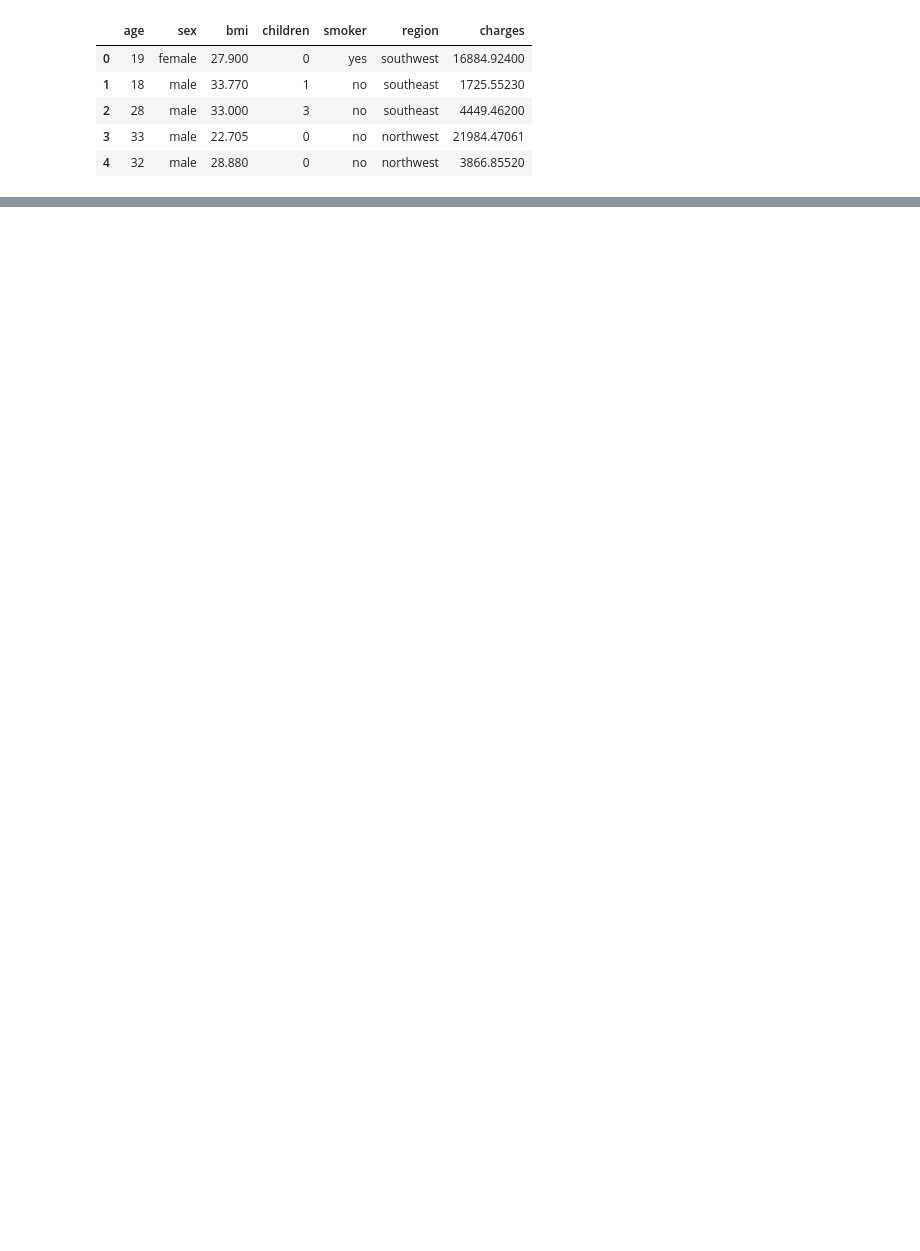
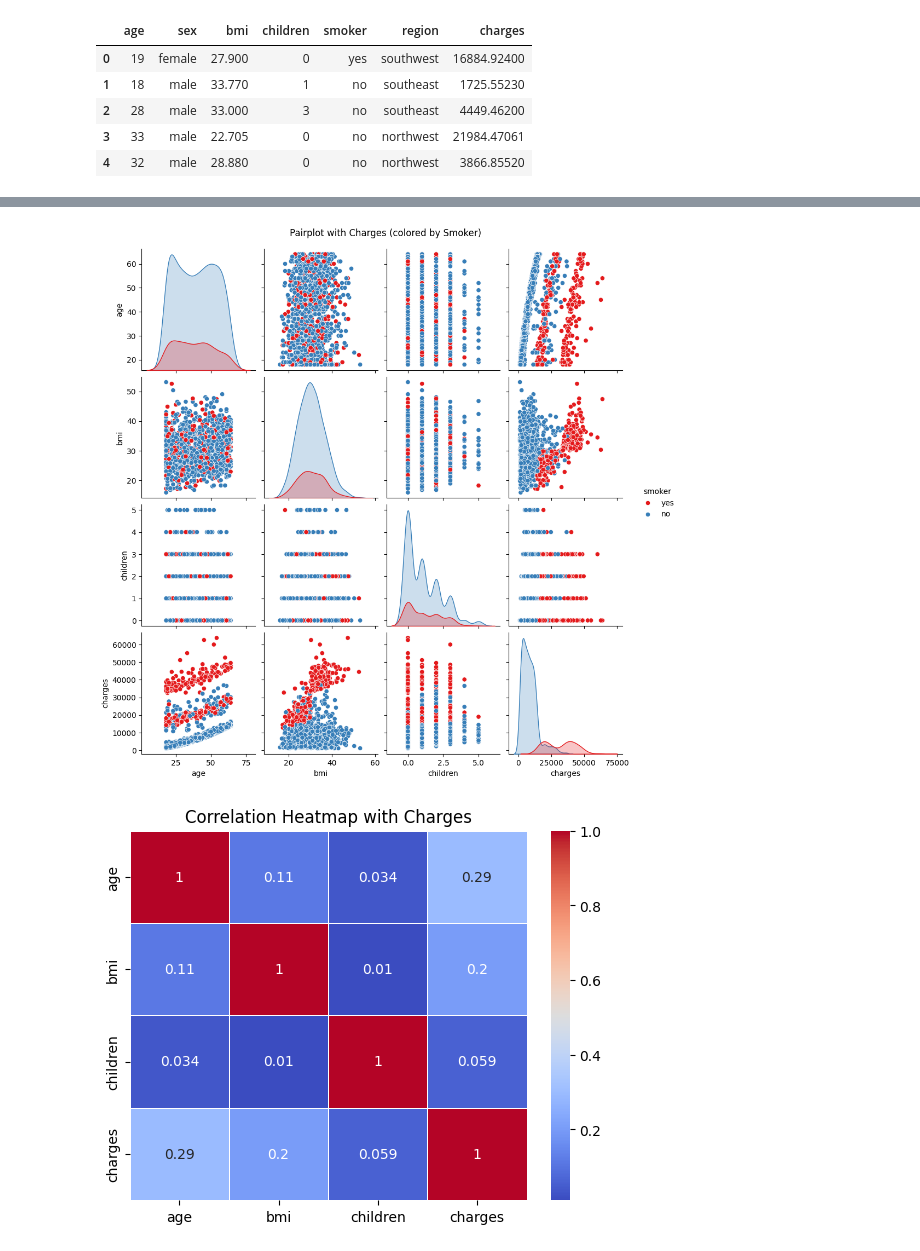
Before and after one commit to LlirikOknessu/AICourseTGroup, a Jupyter notebook: Detzel/analzye.ipynb, the cells around one changed output, grey strips where cells are left out. Saved outputs shown, nothing was run; the diff lists cells and outputs as text; code cells hidden in the pictures; blank space fills up the shorter version.

```diff
--- a/Detzel/analzye.ipynb
+++ b/Detzel/analzye.ipynb
@@ -16,0 +61,32 @@ df.head()
+# %%
+# Построим матрицу диаграмм рассеяния (Pairplot) с учетом целевого признака 'charges'
+sns.pairplot(df, kind='scatter', diag_kind='kde', hue='smoker', palette='Set1', vars=['age', 'bmi', 'children', 'charges'])
+plt.suptitle("Pairplot with Charges (colored by Smoker)", y=1.02)
+plt.show()
+
+# Построим тепловую карту корреляций числовых признаков, включая целевой признак 'charges'
+corr_with_charges = df[['age', 'bmi', 'children', 'charges']].corr()
+sns.heatmap(corr_with_charges, annot=True, cmap='coolwarm', linewidths=0.5)
+plt.title("Correlation Heatmap with Charges")
+plt.show()
+
+# Построим графики зависимости целевого признака 'charges' от категориальных признаков
+fig, axes = plt.subplots(2, 2, figsize=(12, 10))
+
+sns.boxplot(x='sex', y='charges', data=df, ax=axes[0, 0])
+axes[0, 0].set_title('Charges by Sex')
+
+sns.boxplot(x='smoker', y='charges', data=df, ax=axes[0, 1])
+axes[0, 1].set_title('Charges by Smoker')
+
+sns.boxplot(x='region', y='charges', data=df, ax=axes[1, 0])
+axes[1, 0].set_title('Charges by Region')
+
+sns.scatterplot(x='bmi', y='charges', hue='smoker', data=df, ax=axes[1, 1])
+axes[1, 1].set_title('Charges by BMI (colored by Smoker)')
+
+plt.tight_layout()
+plt.show()
+# %% [output]
+[figure, added]
+[figure, added]
```
Also changed, not shown: parts of 5 cells of this notebook.
